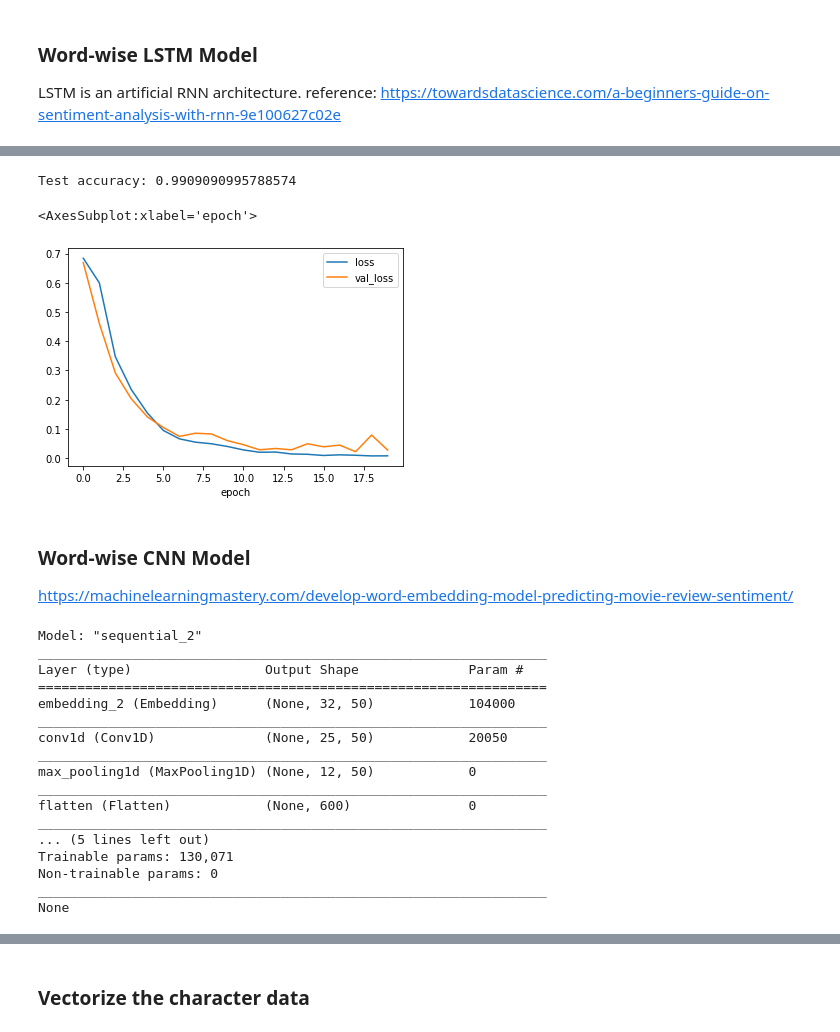
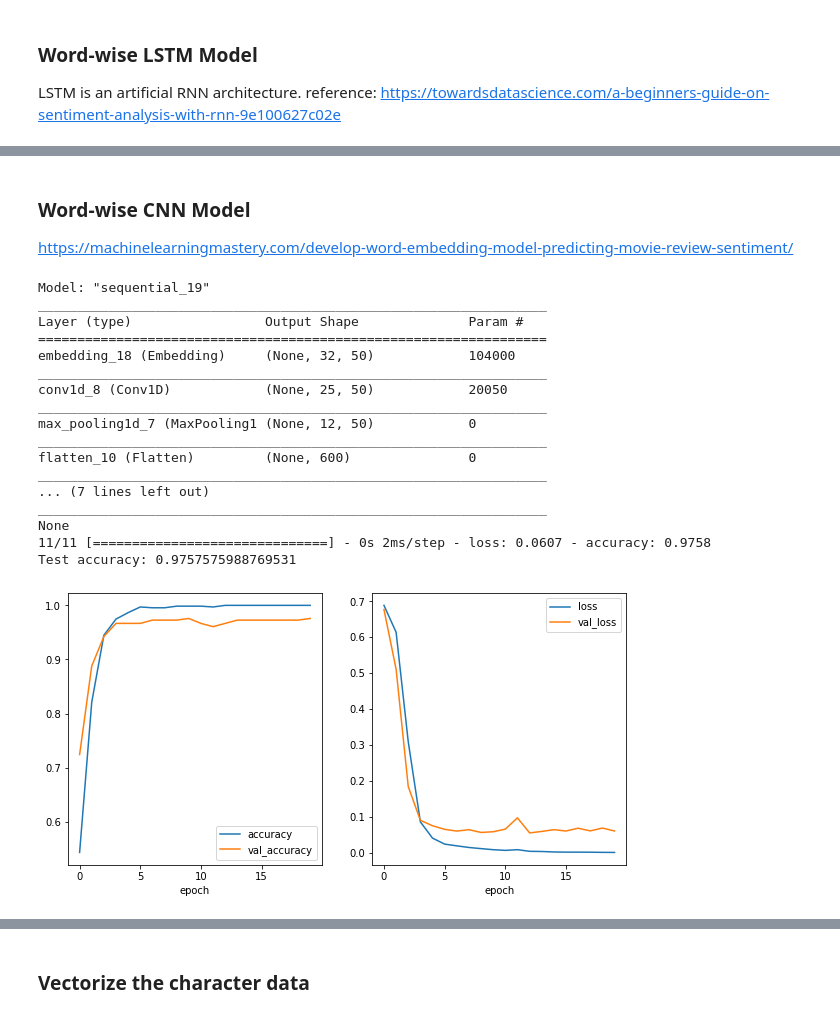
Before and after one commit to polinabee/text-classification, a Jupyter notebook: text-class-2.ipynb, the cells around one changed output, grey strips where cells are left out. Saved outputs shown, nothing was run; the diff lists cells and outputs as text; code cells hidden in the pictures.

```diff
--- a/text-class-2.ipynb
+++ b/text-class-2.ipynb
@@ -82,7 +84,7 @@ def unique_words(lines):
     returns dictionary of unique words in input
     assigns an integer key to each word
     does not include punctuation or stop words
-    stop words can be removed or included depending on the model
+    stop words can be removed or included depending on if it benefits the model
     '''
     unique_words = set()
     stop_words = set(stopwords.words('english'))
@@ -163,12 +209,0 @@ None
-# %%
-lstm_model.compile(loss='binary_crossentropy',optimizer='adam',metrics=['accuracy'])
-
-batch_size = 64
-num_epochs = 20
-csv_logger = CSVLogger("lstm.csv", append=False)
-lstm_model.fit(X_train, y_train,
-               epochs=num_epochs,
-               verbose=1,
-               callbacks=[csv_logger],
-               validation_data=(X_test,y_test)
-              )
@@ -194,46 +210,39 @@ Epoch 20/20
-# %%
-scores = lstm_model.evaluate(X_test, y_test, verbose=0)
-print('Test accuracy:', scores[1])
-# %% [output]
-Test accuracy: 0.9909090995788574
-# %%
-lstm_scores_df = pd.read_csv("lstm.csv")
-lstm_scores_df.set_index('epoch', inplace=True)
-# lstm_scores_df[['loss','val_loss']].plot()
-
-lstm_scores_df[['loss','val_loss']].plot()
-# %% [output]
-<AxesSubplot:xlabel='epoch'>
-[figure, removed]
 # %% [markdown]
 ### Word-wise CNN Model
 https://machinelearningmastery.com/develop-word-embedding-model-predicting-movie-review-sentiment/
 # %%
 embedding_size = 50
 cnn_model = Sequential()
 cnn_model.add(Embedding(vocab_size, embedding_size, input_length=longest_post))
 cnn_model.add(Conv1D(embedding_size,kernel_size=8, activation='relu'))
 cnn_model.add(MaxPooling1D(pool_size=2))
 cnn_model.add(Flatten())
 cnn_model.add(Dense(10, activation='relu'))
 cnn_model.add(Dense(1, activation='sigmoid'))
 cnn_model.compile(loss='binary_crossentropy',optimizer='adam',metrics=['accuracy'])
 print(cnn_model.summary())
+
+fit_model(cnn_model, num_epochs,0,X_train, y_train,X_test,y_test)
+
+print('Test accuracy:', model_acc(cnn_model,X_test, y_test))
+
+acc_graphs(cnn_model)
 # %% [output]
-Model: "sequential_2"
+Model: "sequential_19"
 _________________________________________________________________
 Layer (type)                 Output Shape              Param #
 =================================================================
-embedding_2 (Embedding)      (None, 32, 50)            104000
+embedding_18 (Embedding)     (None, 32, 50)            104000
 _________________________________________________________________
-conv1d (Conv1D)              (None, 25, 50)            20050
+conv1d_8 (Conv1D)            (None, 25, 50)            20050
 _________________________________________________________________
-max_pooling1d (MaxPooling1D) (None, 12, 50)            0
+max_pooling1d_7 (MaxPooling1 (None, 12, 50)            0
 _________________________________________________________________
-flatten (Flatten)            (None, 600)               0
+flatten_10 (Flatten)         (None, 600)               0
 _________________________________________________________________
-... (5 lines left out)
-Trainable params: 130,071
-Non-trainable params: 0
+... (7 lines left out)
 _________________________________________________________________
 None
+11/11 [==============================] - 0s 2ms/step - loss: 0.0607 - accuracy: 0.9758
+Test accuracy: 0.9757575988769531
+[figure, added]
```
Also changed, not shown: parts of 27 cells of this notebook, 1 other file.
